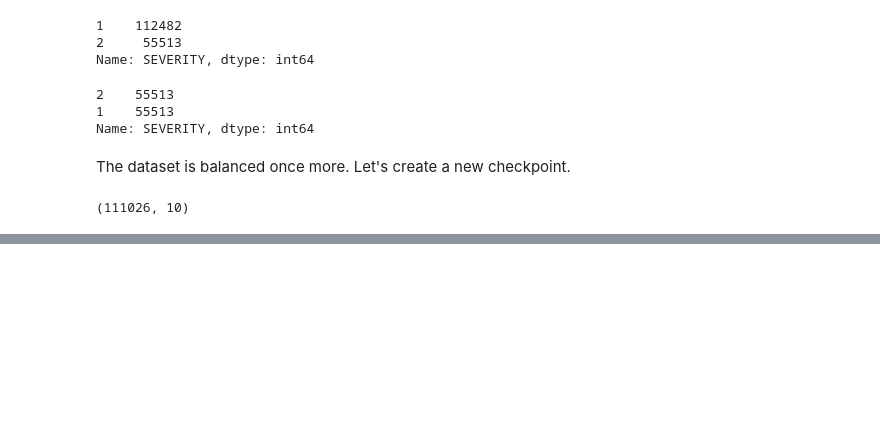
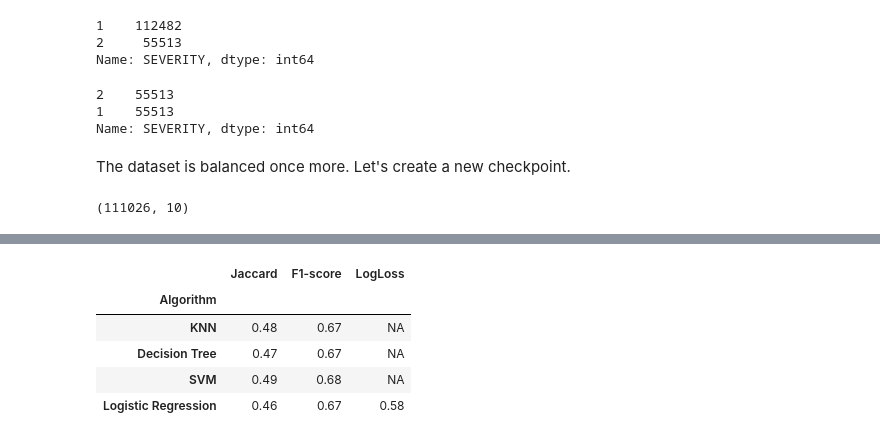
Before and after one commit to emiliopm1997/Coursera_Capstone, a Jupyter notebook: CAPSTONE Project.ipynb, the cells around one changed output, grey strips where cells are left out. Saved outputs shown, nothing was run; the diff lists cells and outputs as text; code cells hidden in the pictures; blank space fills up the shorter version.

```diff
--- a/CAPSTONE Project.ipynb
+++ b/CAPSTONE Project.ipynb
@@ -356,0 +501,37 @@ df_EA2.shape
+# %%
+yhat_knn=neigh.predict(X_test)
+#Jaccard score
+report.loc[0,'Jaccard']=round(metrics.jaccard_score(y_test, yhat_knn),2)
+#F1-score
+report.loc[0,'F1-score']=round(metrics.f1_score(y_test, yhat_knn, average='weighted'),2)
+# %%
+yhat_dt=tree.predict(X_test)
+#Jaccard score
+report.loc[1,'Jaccard']=round(metrics.jaccard_score(y_test, yhat_dt),2)
+#F1-score
+report.loc[1,'F1-score']=round(metrics.f1_score(y_test, yhat_dt, average='weighted'),2)
+# %%
+yhat_svm=clf.predict(X_test)
+#Jaccard score
+report.loc[2,'Jaccard']=round(metrics.jaccard_score(y_test, yhat_svm),2)
+#F1-score
+report.loc[2,'F1-score']=round(metrics.f1_score(y_test, yhat_svm, average='weighted'),2)
+# %%
+yhat_log=LR.predict(X_test)
+yhat_logprob = LR.predict_proba(X_test)
+#Jaccard score
+report.loc[3,'Jaccard']=round(metrics.jaccard_score(y_test, yhat_log),2)
+#F1-score
+report.loc[3,'F1-score']=round(metrics.f1_score(y_test, yhat_log, average='weighted'),2)
+#LogLoss
+report.loc[3,'LogLoss']=round(metrics.log_loss(y_test,yhat_logprob),2)
+# %%
+report["LogLoss"].replace(np.nan,'NA',inplace=True)
+report.set_index('Algorithm')
+# %% [output]
+|  | Jaccard | F1-score | LogLoss |
+| Algorithm |  |  |  |
+| KNN | 0.48 | 0.67 | NA |
+| Decision Tree | 0.47 | 0.67 | NA |
+| SVM | 0.49 | 0.68 | NA |
+| Logistic Regression | 0.46 | 0.67 | 0.58 |
```
Also changed, not shown: parts of 33 cells of this notebook.
